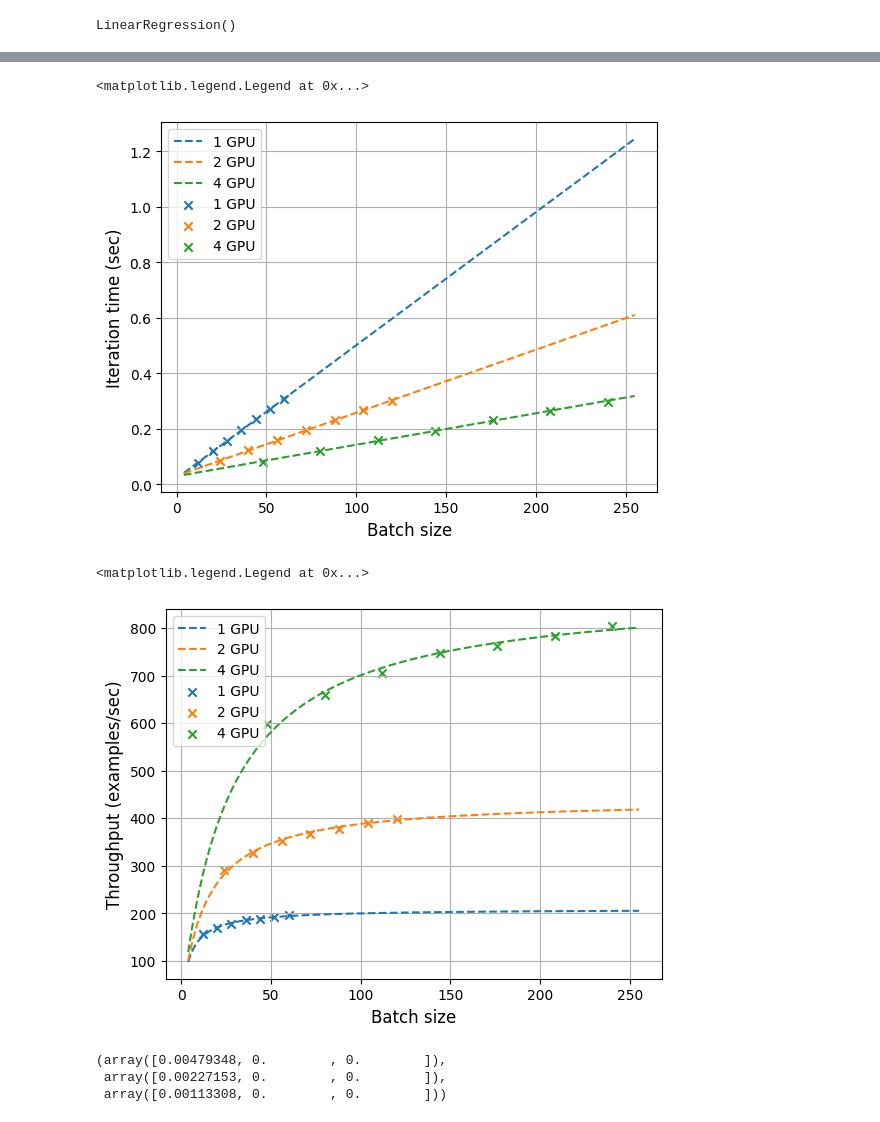
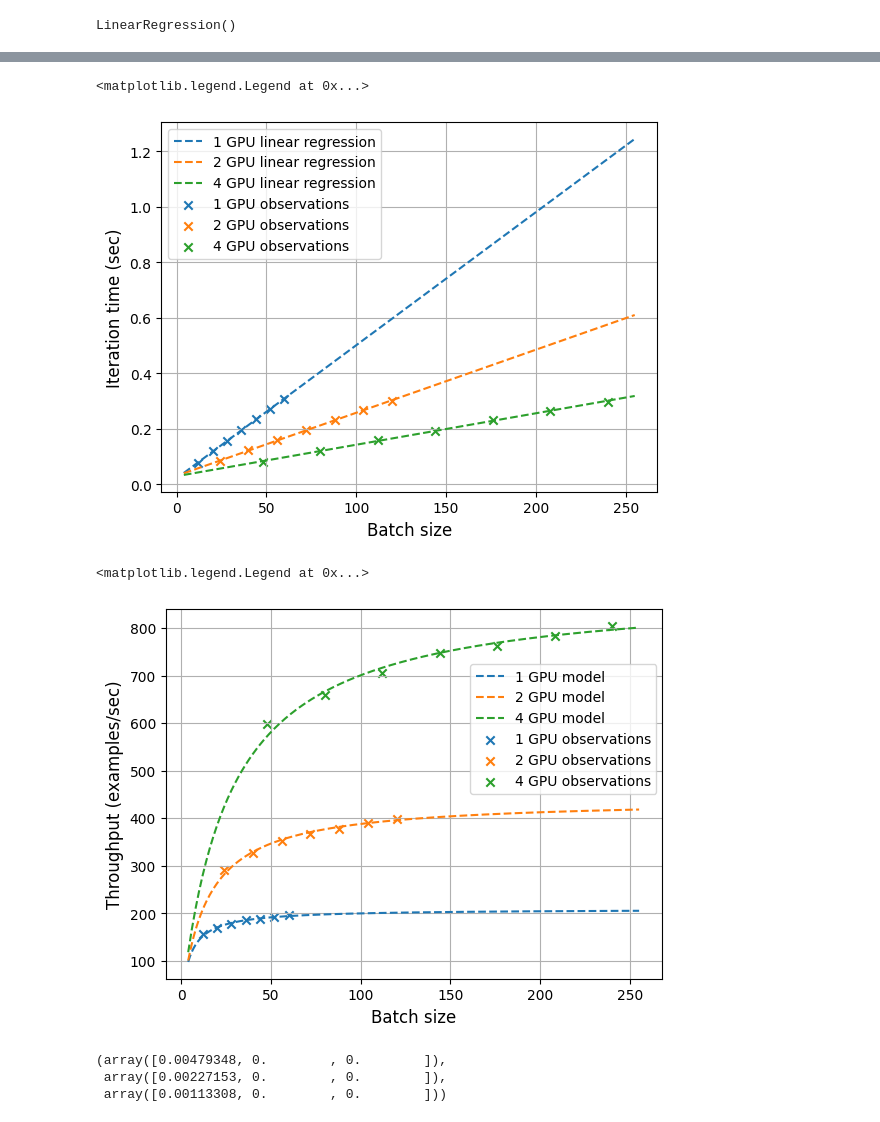
Before and after one commit to Erland366/alpa, a Jupyter notebook: examples/throughput_model_verification/BERT-base/throughput_plots.ipynb, the cells around one changed output, grey strips where cells are left out. Drawn from its saved outputs; the diff is of its cells as text; code cells hidden in the pictures.

Commit message:
Throughput model verification

```diff
--- a/examples/throughput_model_verification/BERT-base/throughput_plots.ipynb
+++ b/examples/throughput_model_verification/BERT-base/throughput_plots.ipynb
@@ -163,35 +240,36 @@ throughput_4gpu_observations = X_4gpu[:, 0] / y_4gpu
 # %%
 import matplotlib.pyplot as plt
 
-plt.plot(all_bs, regressor_1gpu_predictions, label="1 GPU", linestyle='dashed')
-plt.plot(all_bs, regressor_2gpu_predictions, label="2 GPU", linestyle='dashed')
-plt.plot(all_bs, regressor_4gpu_predictions, label="4 GPU", linestyle='dashed')
-plt.scatter(X_1gpu[:, 0], y_1gpu, label="1 GPU", marker='x')
-plt.scatter(X_2gpu[:, 0], y_2gpu, label="2 GPU", marker='x')
-plt.scatter(X_4gpu[:, 0], y_4gpu, label="4 GPU", marker='x')
+plt.plot(all_bs, regressor_1gpu_predictions, label="1 GPU linear regression", linestyle='dashed')
+plt.plot(all_bs, regressor_2gpu_predictions, label="2 GPU linear regression", linestyle='dashed')
+plt.plot(all_bs, regressor_4gpu_predictions, label="4 GPU linear regression", linestyle='dashed')
+plt.scatter(X_1gpu[:, 0], y_1gpu, label="1 GPU observations", marker='x')
+plt.scatter(X_2gpu[:, 0], y_2gpu, label="2 GPU observations", marker='x')
+plt.scatter(X_4gpu[:, 0], y_4gpu, label="4 GPU observations", marker='x')
 plt.xlabel('Batch size', fontsize=12)
 plt.ylabel('Iteration time (sec)', fontsize=12)
 plt.grid()
 plt.legend()
 # %% [output]
 <matplotlib.legend.Legend at 0x...>
-[figure, old version]
+[figure, new version]
 # %%
 import matplotlib.pyplot as plt
 
-plt.plot(all_bs, throughput_1gpu_predictions, label="1 GPU", linestyle='dashed')
-plt.plot(all_bs, throughput_2gpu_predictions, label="2 GPU", linestyle='dashed')
-plt.plot(all_bs, throughput_4gpu_predictions, label="4 GPU", linestyle='dashed')
-plt.scatter(X_1gpu[:, 0], throughput_1gpu_observations, label="1 GPU", marker='x')
-plt.scatter(X_2gpu[:, 0], throughput_2gpu_observations, label="2 GPU", marker='x')
-plt.scatter(X_4gpu[:, 0], throughput_4gpu_observations, label="4 GPU", marker='x')
+plt.plot(all_bs, throughput_1gpu_predictions, label="1 GPU model", linestyle='dashed')
+plt.plot(all_bs, throughput_2gpu_predictions, label="2 GPU model", linestyle='dashed')
+plt.plot(all_bs, throughput_4gpu_predictions, label="4 GPU model", linestyle='dashed')
+plt.scatter(X_1gpu[:, 0], throughput_1gpu_observations, label="1 GPU observations", marker='x')
+plt.scatter(X_2gpu[:, 0], throughput_2gpu_observations, label="2 GPU observations", marker='x')
+plt.scatter(X_4gpu[:, 0], throughput_4gpu_observations, label="4 GPU observations", marker='x')
 plt.xlabel('Batch size', fontsize=12)
 plt.ylabel('Throughput (examples/sec)', fontsize=12)
 plt.grid()
 plt.legend()
+plt.legend(loc='upper left', bbox_to_anchor=(0.6, 0.87), fontsize=10)
 # %% [output]
 <matplotlib.legend.Legend at 0x...>
-[figure, old version]
+[figure, new version]
 # %%
 regressor_1gpu.coef_, regressor_2gpu.coef_, regressor_4gpu.coef_
 # %% [output]
```
Also changed, not shown: parts of 10 cells of this notebook, 20 other files.
